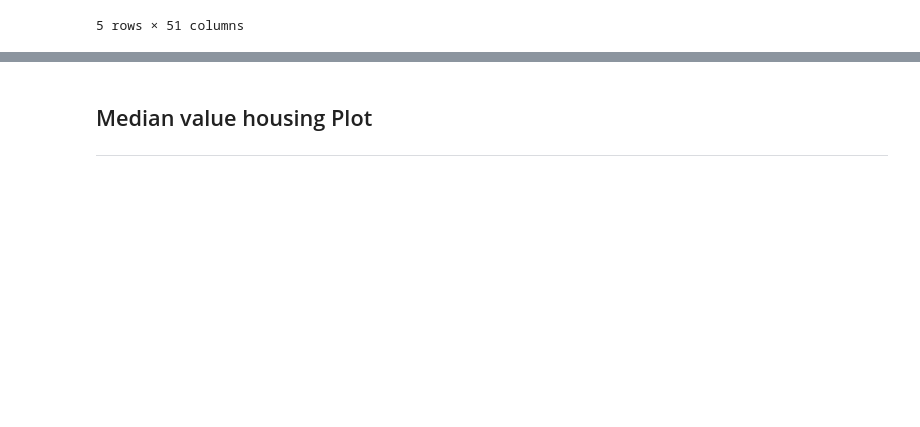
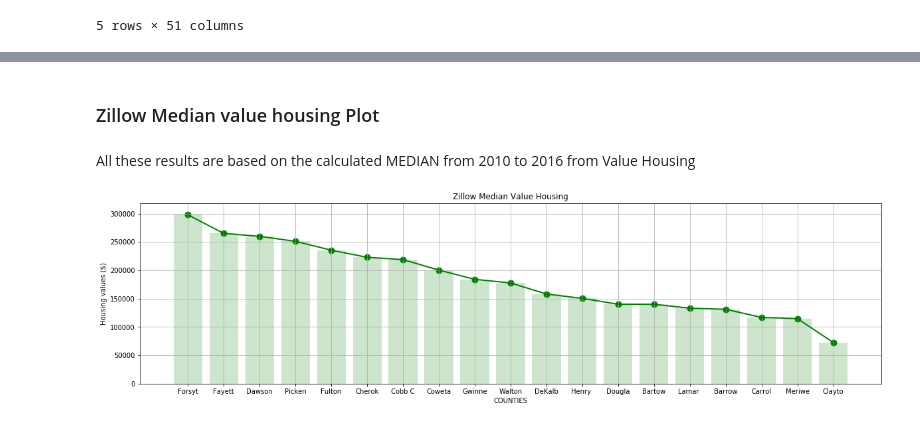
Before and after one commit to ricleongo/HousePricePredict, a Jupyter notebook: data_exploration.ipynb, the cells around one changed output, grey strips where cells are left out. Saved outputs shown, nothing was run; the diff lists cells and outputs as text; code cells hidden in the pictures; blank space fills up the shorter version.

```diff
--- a/data_exploration.ipynb
+++ b/data_exploration.ipynb
@@ -187,3 +197,42 @@ array([[<matplotlib.axes._subplots.AxesSubplot object at 0x...>,
 # %% [markdown]
-## Median value housing Plot
-___
+### Zillow Median value housing Plot
+# %%
+display(HTML(f'<marquee>All these results are based on the calculated MEDIAN from 2010 to 2016 from Value Housing</marquee>'))
+
+fig = plt.figure()
+
+ax = fig.subplots()
+
+zillow_value_housing = zillow_census_data[['Zillow Median Value Housing 2010',
+             'Zillow Median Value Housing 2011',
+             'Zillow Median Value Housing 2012',
+             'Zillow Median Value Housing 2013',
+             'Zillow Median Value Housing 2014',
+             'Zillow Median Value Housing 2015',
+             'Zillow Median Value Housing 2016'
+            ]].astype('float').T.mean()
+
+zillow_value_housing = zillow_value_housing.reset_index()
+
+zillow_value_housing = zillow_value_housing.drop(columns=["MunicipalCodeFIPS"])
+
+zillow_value_housing = zillow_value_housing.set_index("Name")
+
+zillow_value_housing = zillow_value_housing[0].sort_values(ascending=False)
+
+zillow_value_housing_x = [(x[:(len(x) - x.find(" County,")) - 10]) for x in zillow_value_housing.index.values]
+
+ax.plot(zillow_value_housing_x, zillow_value_housing, linewidth = 2, color="g")
+ax.scatter(zillow_value_housing_x, zillow_value_housing, label=None, s = 80, color="g")
+ax.bar(zillow_value_housing_x, zillow_value_housing, color="g", alpha=0.2)
+
+ax.set_title("Zillow Median Value Housing")
+ax.set_xlabel("COUNTIES")
+ax.set_ylabel("Housing values ($)")
+
+ax.grid()
+
+fig.set_size_inches(20, 5)
+# %% [output]
+All these results are based on the calculated MEDIAN from 2010 to 2016 from Value Housing
+[figure, added]
```
Also changed, not shown: parts of 26 cells of this notebook, 2 other files.
